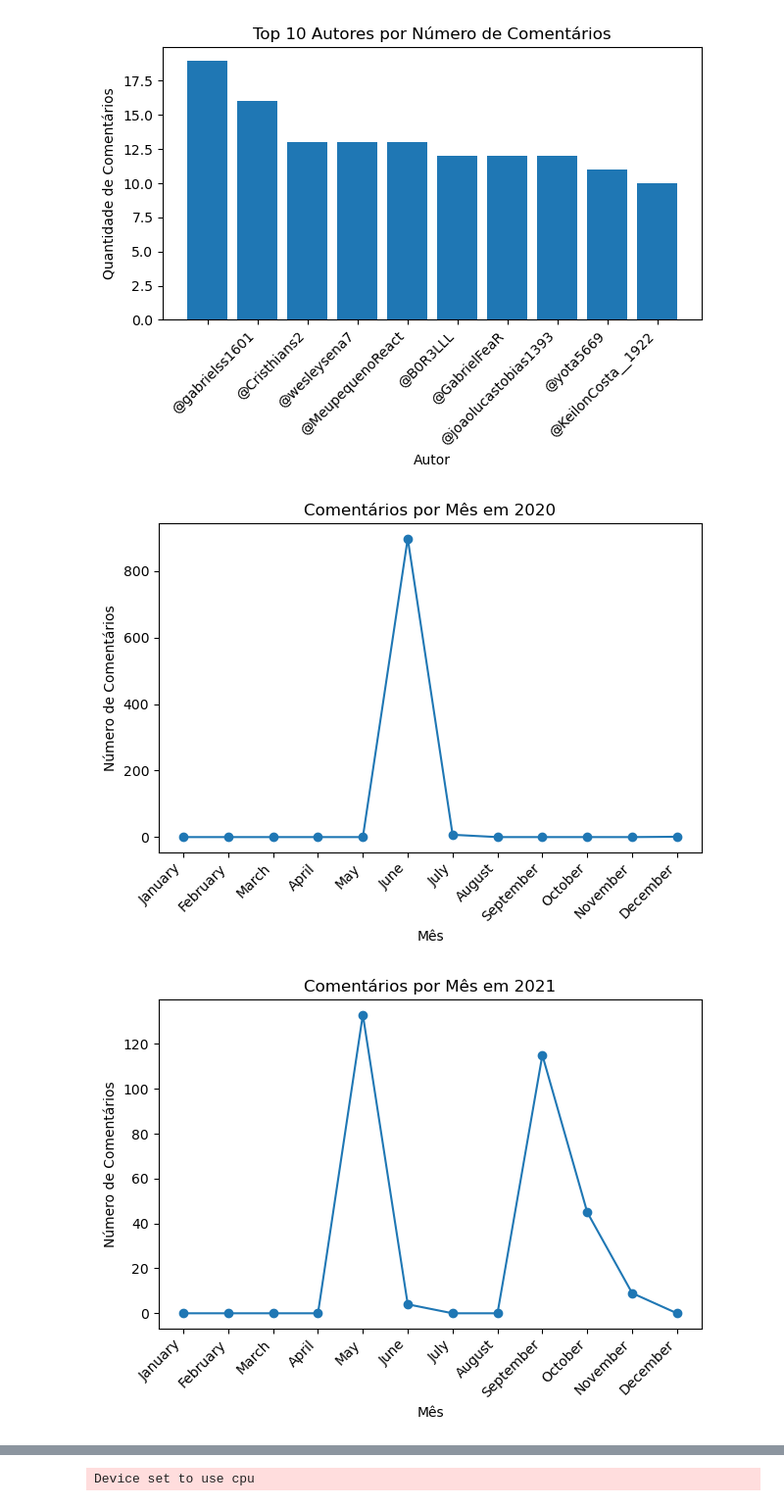
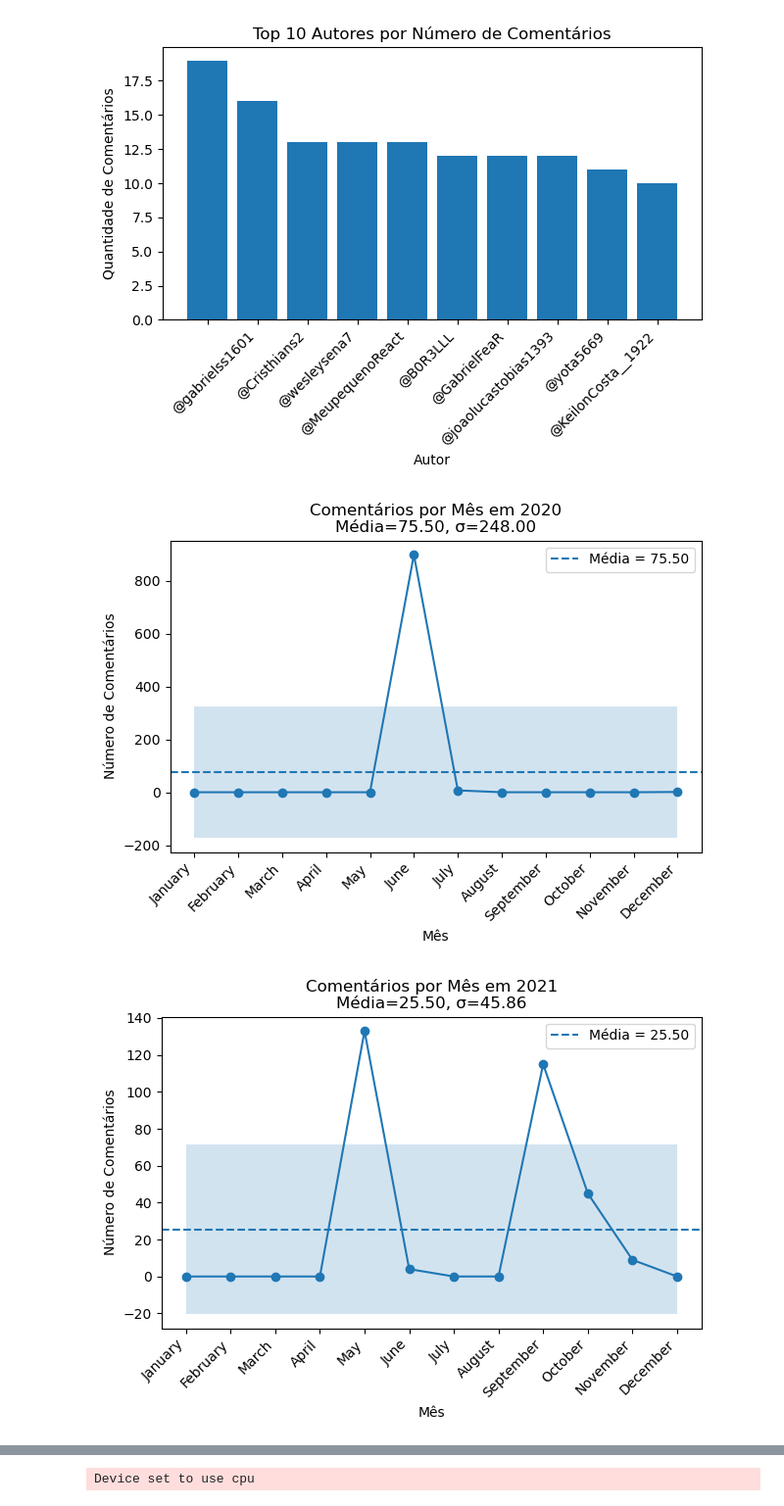
Before and after one commit to LMolinaro01/FURIA_KnowYourFan, a Jupyter notebook: Análise_Geral.ipynb, the cells around one changed output, grey strips where cells are left out. Shown at 98% size. Cells and saved outputs as stored; diff of their text form; code cells hidden in the pictures.

Commit message:
Melhoria no Gráfico (Comentários por Ano)

```diff
--- a/Análise_Geral.ipynb
+++ b/Análise_Geral.ipynb
@@ -552,33 +552,73 @@ plt.show()
 [figure]
 # %%
 import calendar
+import numpy as np
+import matplotlib.pyplot as plt
+from scipy.stats import norm
 
-# 2. Converte published_at para datetime e extrai ano e mês
+# 1. Converte published_at para datetime e extrai ano e mês
+# 2. Filtra para ignorar anos antes de 2000
+# (pressupondo df já carregado com coluna 'published_at')
 df['published_at'] = pd.to_datetime(df['published_at'], utc=True)
 df['year'] = df['published_at'].dt.year
 df['month'] = df['published_at'].dt.month
-
-# 3. Filtra para ignorar anos muito distantes (por exemplo, antes de 2000)
 df = df[df['year'] >= 2000]
 
-# 4. Para cada ano presente no DataFrame, gera um gráfico mensal
+# 3. Para cada ano: série temporal + estatísticas + sombra de ±1σ
 for year in sorted(df['year'].unique()):
     df_year = df[df['year'] == year]
-    # Agrupa por mês (1 a 12), preenchendo meses ausentes com zero
-    comentarios_por_mes = df_year.groupby('month').size().reindex(range(1, 13), fill_value=0)
+    comentarios_por_mes = (
+        df_year.groupby('month')
+               .size()
+               .reindex(range(1,13), fill_value=0)
+    )
+    # estatísticas
+    valores = comentarios_por_mes.values
+    mu = valores.mean()
+    sigma = valores.std(ddof=0)
 
     plt.figure()
-    plt.plot(comentarios_por_mes.index, comentarios_por_mes.values, marker='o')
-    plt.title(f'Comentários por Mês em {year}')
+    # série temporal
+    plt.plot(comentarios_por_mes.index, valores, marker='o')
+    # linha da média
+    plt.axhline(mu, linestyle='--', label=f'Média = {mu:.2f}')
+    # banda de ±1σ
+    plt.fill_between(
+        comentarios_por_mes.index,
+        mu - sigma,
+        mu + sigma,
+        alpha=0.2
+    )
+
+    plt.title(f'Comentários por Mês em {year}\nMédia={mu:.2f}, σ={sigma:.2f}')
     plt.xlabel('Mês')
     plt.ylabel('Número de Comentários')
-
-    # Usa nomes de meses no eixo x
     labels = [calendar.month_name[m] for m in comentarios_por_mes.index]
     plt.xticks(ticks=comentarios_por_mes.index, labels=labels, rotation=45, ha='right')
-
+    plt.legend()
     plt.tight_layout()
     plt.show()
+
+# 4. Gráfico combinado: todas as séries anuais no mesmo eixo
+# prepara pivot: linhas=year, colunas=month
+table = (
+    df.groupby(['year', 'month'])
+      .size()
+      .unstack(fill_value=0)
+      .reindex(columns=range(1,13), fill_value=0)
+)
+
+plt.figure()
+for year, row in table.iterrows():
+    plt.plot(row.index, row.values, marker='o', label=str(year))
+
+plt.title('Comentários por Mês — Comparação entre Anos')
+plt.xlabel('Mês')
+plt.ylabel('Número de Comentários')
+plt.xticks(ticks=range(1,13), labels=[calendar.month_name[m] for m in range(1,13)], rotation=45, ha='right')
+plt.legend(ncol=2, fontsize='small')
+plt.tight_layout()
+plt.show()
 # %% [output]
-[figure, old version]
+[figure, new version]
-[figure, old version]
+[figure, new version]
```
Also changed, not shown: parts of 1 cell of this notebook.
